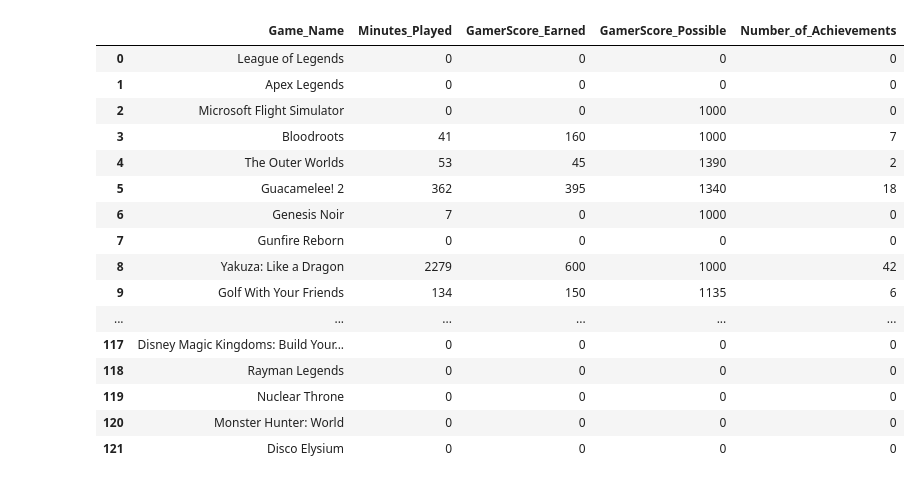
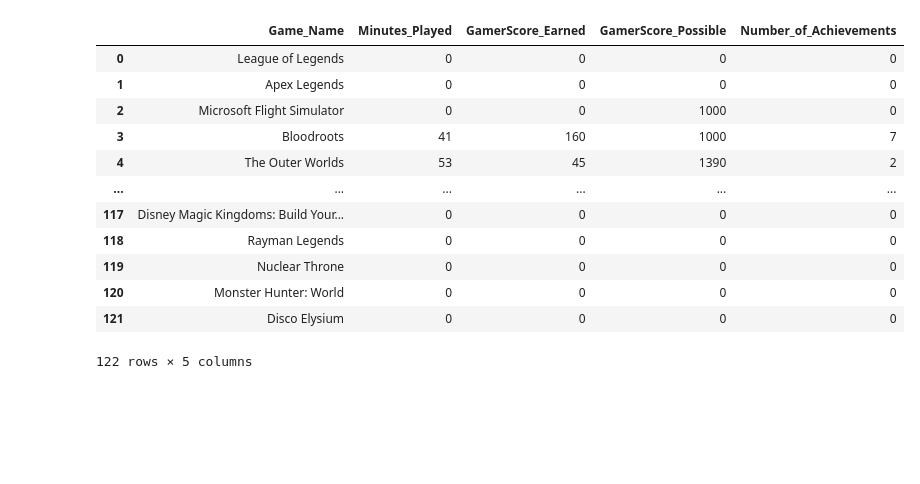
Before and after one commit to skuriacs/Xbox_Achievements, a Jupyter notebook: Xbox_Analysis.ipynb, the cells around one changed output. Drawn from its saved outputs; the diff is of its cells as text; code cells hidden in the pictures; blank space fills up the shorter version.

```diff
--- a/Xbox_Analysis.ipynb
+++ b/Xbox_Analysis.ipynb
@@ -1,25 +1,21 @@
 # %%
 import pandas as pd
 import matplotlib.pyplot as plt
 
 df = pd.read_csv("XboxStats.csv")
-pd.set_option("display.max_rows", None)
+pd.set_option("display.max_rows", 10)
 df
 # %% [output]
 |  | Game_Name | Minutes_Played | GamerScore_Earned | GamerScore_Possible | Number_of_Achievements |
 | 0 | League of Legends | 0 | 0 | 0 | 0 |
 | 1 | Apex Legends | 0 | 0 | 0 | 0 |
 | 2 | Microsoft Flight Simulator | 0 | 0 | 1000 | 0 |
 | 3 | Bloodroots | 41 | 160 | 1000 | 7 |
 | 4 | The Outer Worlds | 53 | 45 | 1390 | 2 |
-| 5 | Guacamelee! 2 | 362 | 395 | 1340 | 18 |
-| 6 | Genesis Noir | 7 | 0 | 1000 | 0 |
-| 7 | Gunfire Reborn | 0 | 0 | 0 | 0 |
-| 8 | Yakuza: Like a Dragon | 2279 | 600 | 1000 | 42 |
-| 9 | Golf With Your Friends | 134 | 150 | 1135 | 6 |
 | ... | ... | ... | ... | ... | ... |
 | 117 | Disney Magic Kingdoms: Build Your... | 0 | 0 | 0 | 0 |
 | 118 | Rayman Legends | 0 | 0 | 0 | 0 |
 | 119 | Nuclear Throne | 0 | 0 | 0 | 0 |
 | 120 | Monster Hunter: World | 0 | 0 | 0 | 0 |
 | 121 | Disco Elysium | 0 | 0 | 0 | 0 |
+122 rows × 5 columns
```
Also changed, not shown: parts of 8 cells of this notebook, 2 other files.
